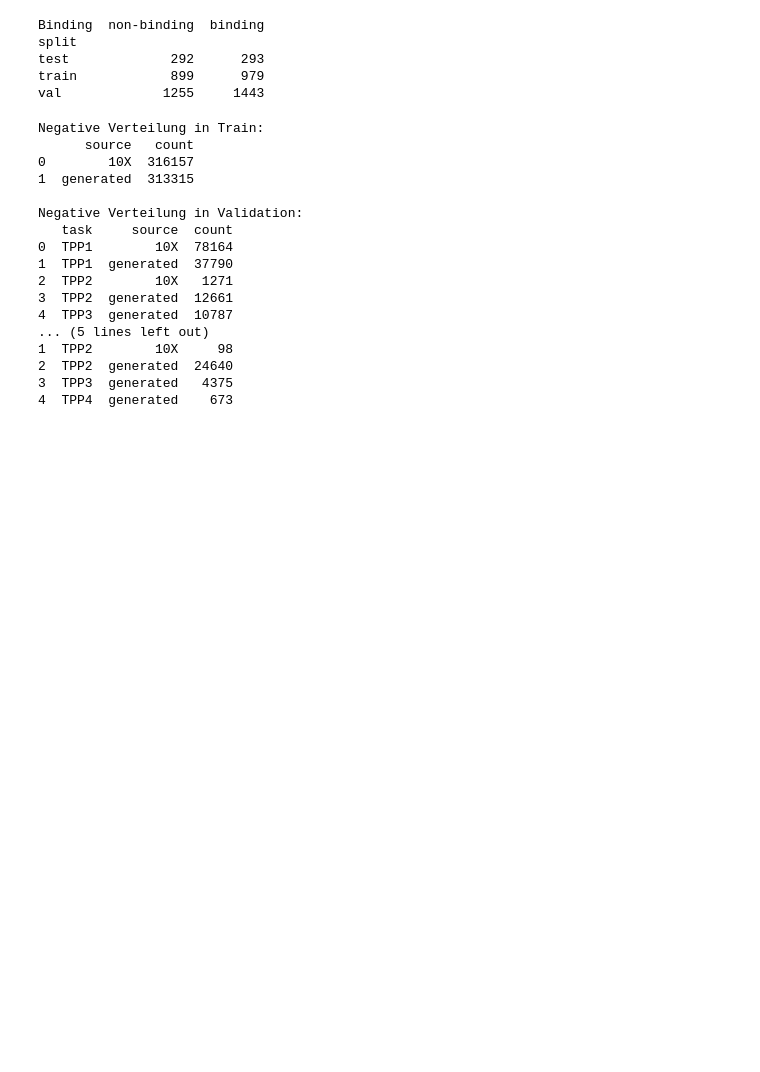
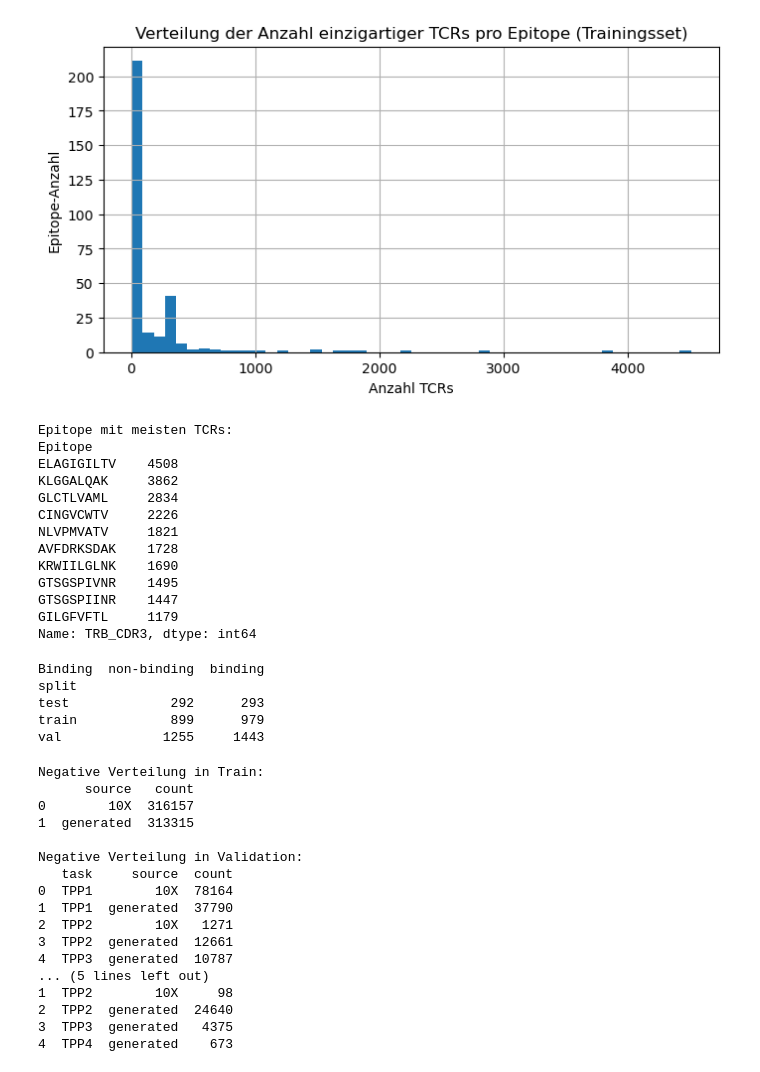
Before and after one commit to liselott321/BA-Cancer-Immunotherapy, a Jupyter notebook: data_scripts/datapipeline/datacheck_for_testfile.ipynb, the cells around one changed output. Saved outputs shown, nothing was run; the diff lists cells and outputs as text; code cells hidden in the pictures; blank space fills up the shorter version.

```diff
--- a/data_scripts/datapipeline/datacheck_for_testfile.ipynb
+++ b/data_scripts/datapipeline/datacheck_for_testfile.ipynb
@@ -120,0 +113,4 @@ split task  unique_TCRs  TCRs_in_train  total_TCR_occurrences_in_train  unique_E
+# %%
+# Wie viele verschiedene TCRs pro Epitope im Test?
+tcrs_per_epitope = test_df.groupby("Epitope")["TRB_CDR3"].nunique()
+tcrs_per_epitope.describe()
@@ -121,3 +127,31 @@ split task  unique_TCRs  TCRs_in_train  total_TCR_occurrences_in_train  unique_E
+# %%
+import matplotlib.pyplot as plt
+
+plt.figure(figsize=(8, 4))
+tcrs_per_epitope.hist(bins=50)
+plt.title("Verteilung der Anzahl einzigartiger TCRs pro Epitope (Trainingsset)")
+plt.xlabel("Anzahl TCRs")
+plt.ylabel("Epitope-Anzahl")
+plt.show()
+
+# Extrembeispiele
+print("Epitope mit meisten TCRs:")
+print(tcrs_per_epitope.sort_values(ascending=False).head(10))
+# %% [output]
+[figure, added]
+Epitope mit meisten TCRs:
+Epitope
+ELAGIGILTV    4508
+KLGGALQAK     3862
+GLCTLVAML     2834
+CINGVCWTV     2226
+NLVPMVATV     1821
+AVFDRKSDAK    1728
+KRWIILGLNK    1690
+GTSGSPIVNR    1495
+GTSGSPIINR    1447
+GILGFVFTL     1179
+Name: TRB_CDR3, dtype: int64
 # %%
 pipeline_data = '../../../../data'
 pipeline_data_plain = f'{pipeline_data}/plain_datasets'
```
Also changed, not shown: parts of 17 cells of this notebook, 31 other files.
